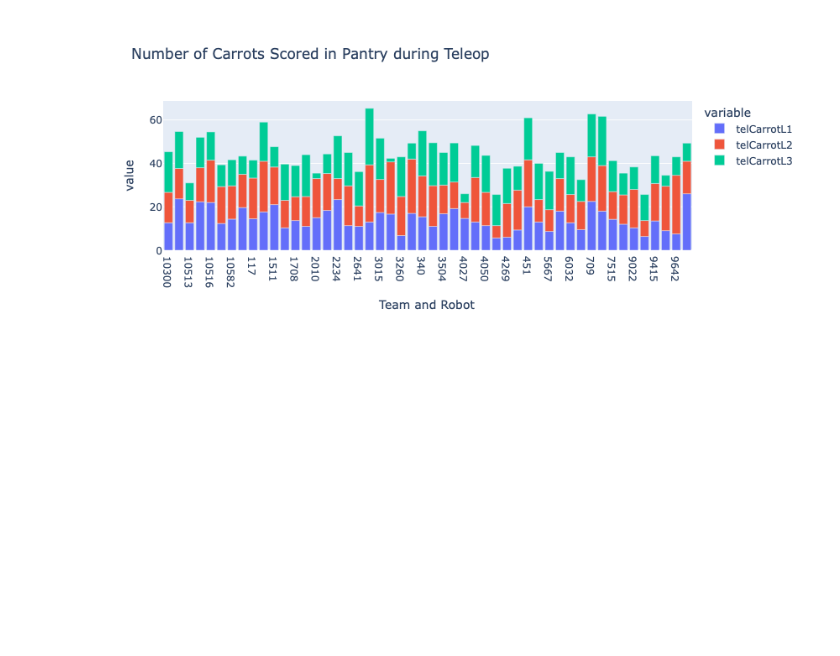
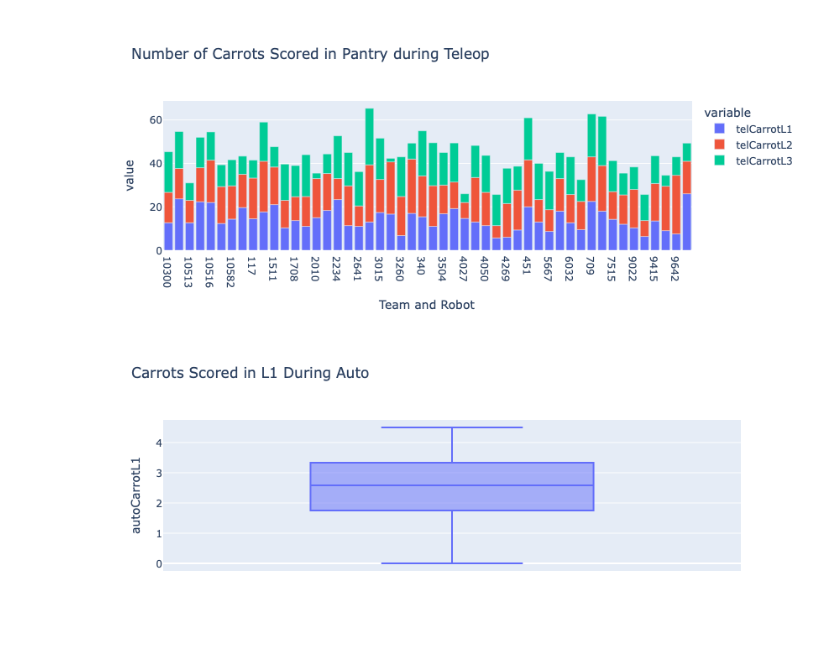
Before and after one commit to GirlsOfSteelRobotics/2026BunnyBotsScouting, a Jupyter notebook: notebooks/jeannine.ipynb, the cells around one changed output. Drawn from its saved outputs; the diff is of its cells as text; code cells hidden in the pictures; blank space fills up the shorter version.

```diff
--- a/notebooks/jeannine.ipynb
+++ b/notebooks/jeannine.ipynb
@@ -78,3 +75,8 @@ fig = px.bar(team_averages, y=["telCarrotL1", "telCarrotL2", "telCarrotL3"], tit
 fig
 # %% [output]
 [figure]
+# %%
+fig = px.box(team_averages, y="autoCarrotL1", title="Carrots Scored in L1 During Auto")
+fig
+# %% [output]
+[figure, added]
```
Also changed, not shown: parts of 7 cells of this notebook.
